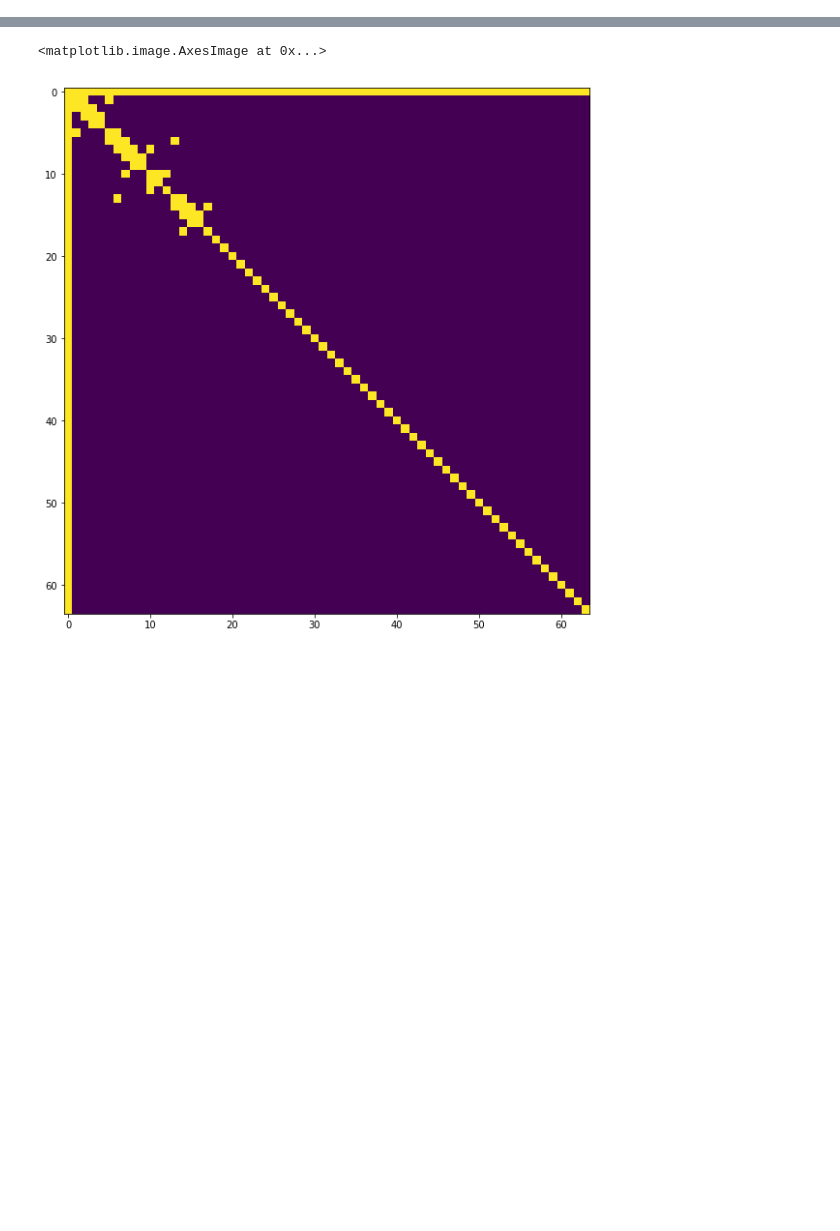
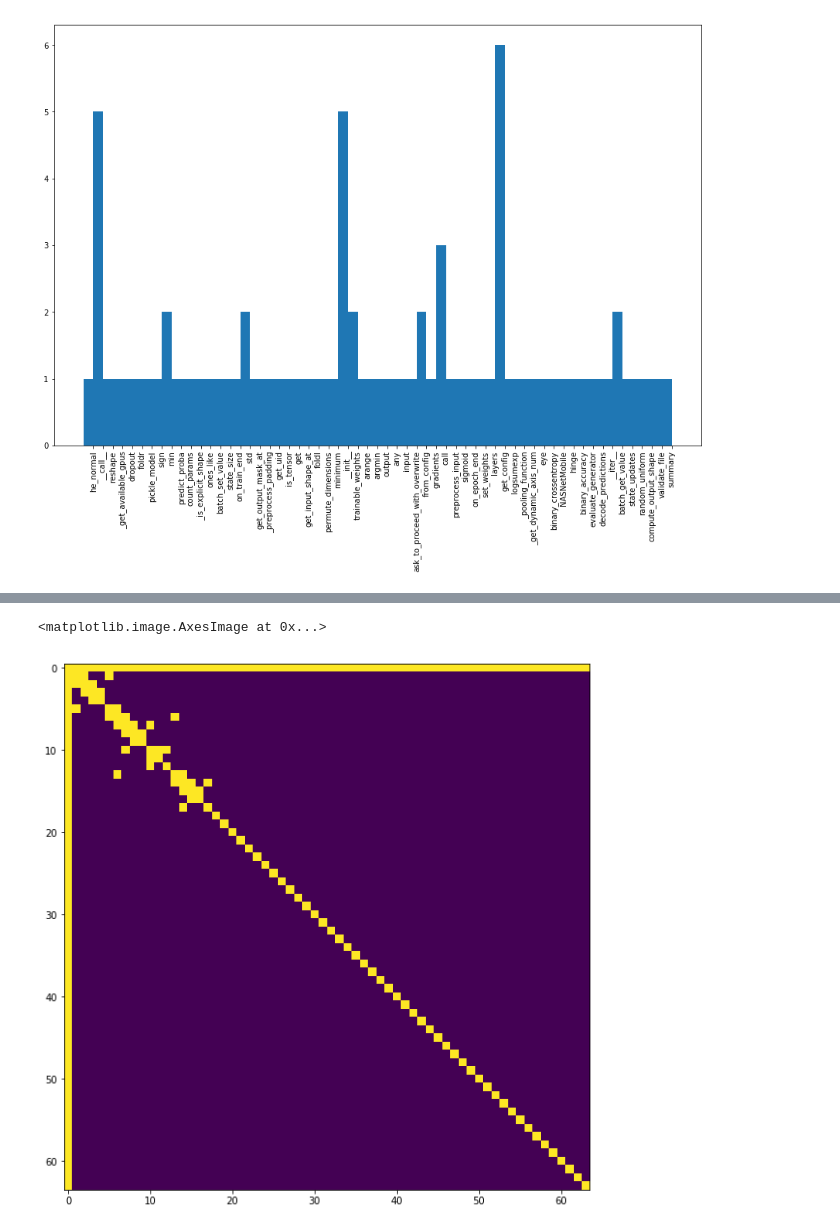
Before and after one commit to dtsbourg/BiFocalE, a Jupyter notebook: notebook/Inspect Predictions - Method Naming.ipynb, the cells around one changed output, grey strips where cells are left out. Cells and saved outputs as stored; diff of their text form; code cells hidden in the pictures; blank space fills up the shorter version.

```diff
--- a/notebook/Inspect Predictions - Method Naming.ipynb
+++ b/notebook/Inspect Predictions - Method Naming.ipynb
@@ -66,8 +79,11 @@ label_df.shape
 # %%
 labels= []; labels_str =[]
-for idx, row in label_df.iterrows():
-    labels.append(vocab_label_df.index[vocab_label_df[0]==row[0]][0])
-    labels_str.append(row[0])
+#label_dfs = [label_keras_df, label_skl_df, label_pytorch_df]
+label_dfs = [label_keras_df]
+for label_df in label_dfs:
+    for idx, row in label_df.iterrows():
+        labels.append(vocab_label_df.index[vocab_label_df[0]==row[0]][0])
+        labels_str.append(row[0])
 # %%
 labels_str
 # %% [output]
@@ -90,4 +106,18 @@ labels_str
  'evaluate_generator']
+# %%
+c = Counter(labels_str)
+
+plt.figure(figsize=(15,10))
+labels, values = zip(*c.items())
+
+indexes = np.arange(len(labels))
+width = 1
+
+plt.bar(indexes, values, width)
+plt.xticks(indexes + width * 0.5, labels, rotation=90)
+plt.show()
+# %% [output]
+[figure, added]
 # %%
 vocab_label_df.loc[0][0]
 # %% [output]
```
Also changed, not shown: parts of 32 cells of this notebook, 3 other files.
